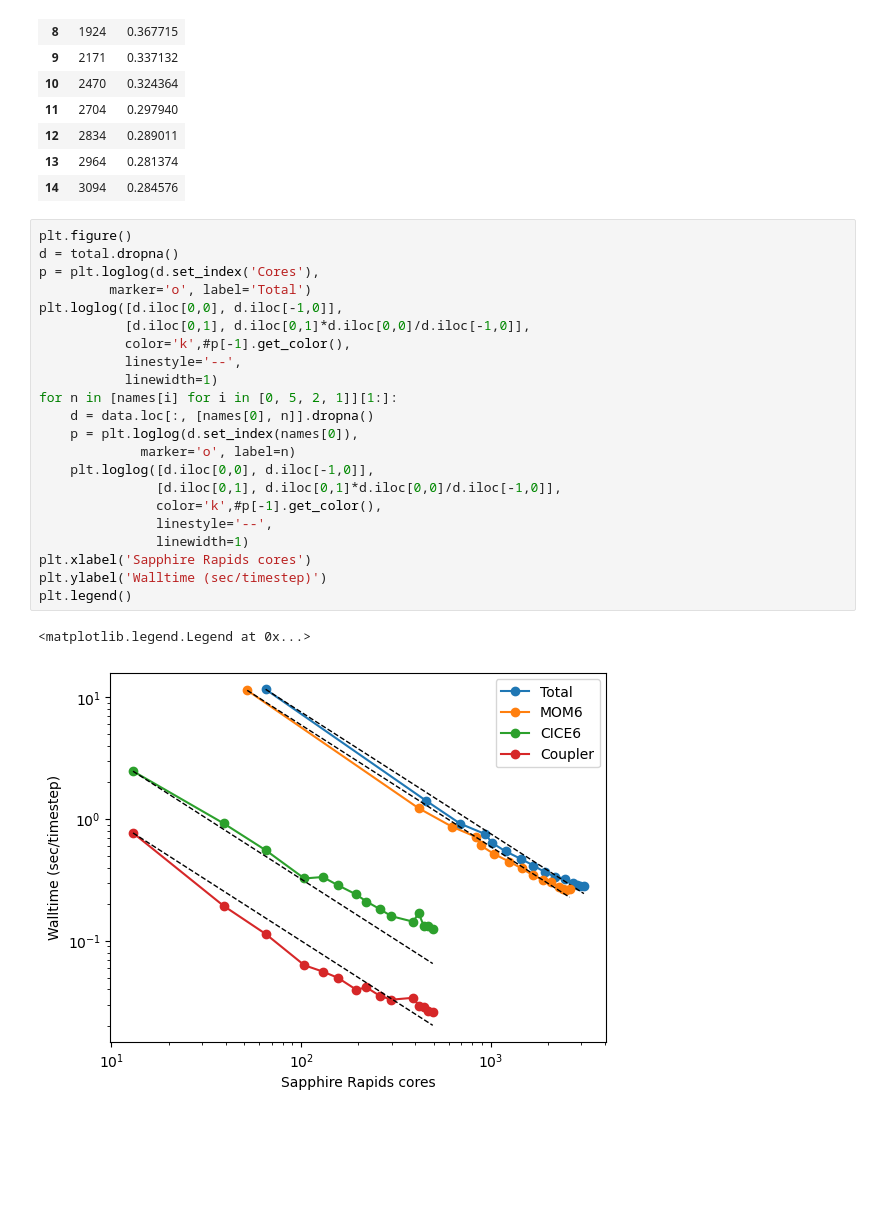
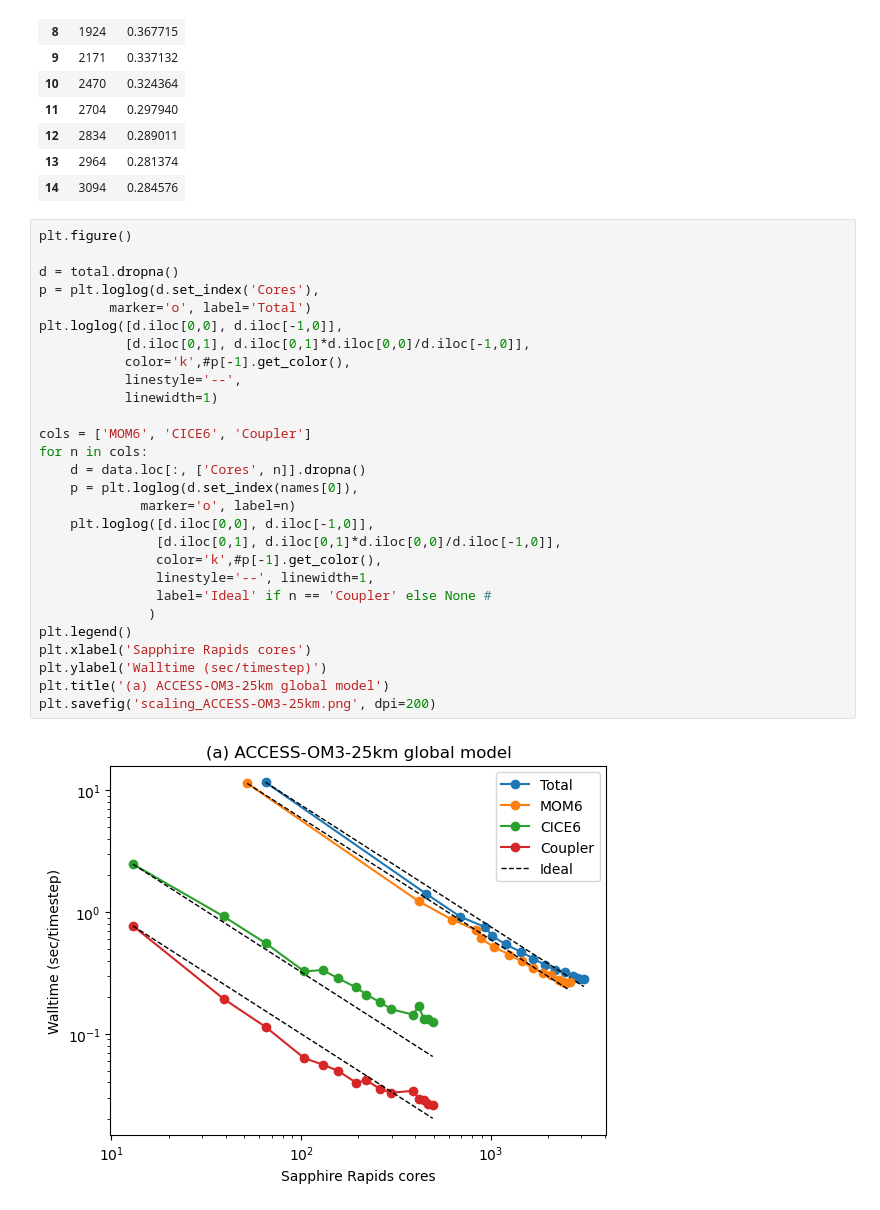
Before and after one commit to aekiss/NCMAS2026, a Jupyter notebook: Scaling.ipynb, the cells around one changed output. Drawn from its saved outputs; the diff is of its cells as text; blank space fills up the shorter version.

```diff
--- a/Scaling.ipynb
+++ b/Scaling.ipynb
@@ -119,27 +119,32 @@ total
 | 14 | 3094 | 0.284576 |
 # %%
 plt.figure()
+
 d = total.dropna()
 p = plt.loglog(d.set_index('Cores'),
          marker='o', label='Total')
 plt.loglog([d.iloc[0,0], d.iloc[-1,0]],
            [d.iloc[0,1], d.iloc[0,1]*d.iloc[0,0]/d.iloc[-1,0]],
            color='k',#p[-1].get_color(),
            linestyle='--',
            linewidth=1)
-for n in [names[i] for i in [0, 5, 2, 1]][1:]:
-    d = data.loc[:, [names[0], n]].dropna()
+
+cols = ['MOM6', 'CICE6', 'Coupler']
+for n in cols:
+    d = data.loc[:, ['Cores', n]].dropna()
     p = plt.loglog(d.set_index(names[0]),
              marker='o', label=n)
     plt.loglog([d.iloc[0,0], d.iloc[-1,0]],
                [d.iloc[0,1], d.iloc[0,1]*d.iloc[0,0]/d.iloc[-1,0]],
                color='k',#p[-1].get_color(),
-               linestyle='--',
-               linewidth=1)
+               linestyle='--', linewidth=1,
+               label='Ideal' if n == 'Coupler' else None #
+              )
+plt.legend()
 plt.xlabel('Sapphire Rapids cores')
 plt.ylabel('Walltime (sec/timestep)')
-plt.legend()
+plt.title('(a) ACCESS-OM3-25km global model')
+plt.savefig('scaling_ACCESS-OM3-25km.png', dpi=200)
 # %% [output]
-<matplotlib.legend.Legend at 0x...>
-[figure, old version]
+[figure, new version]
 # %% [markdown]
```
Also changed, not shown: parts of 9 cells of this notebook.
